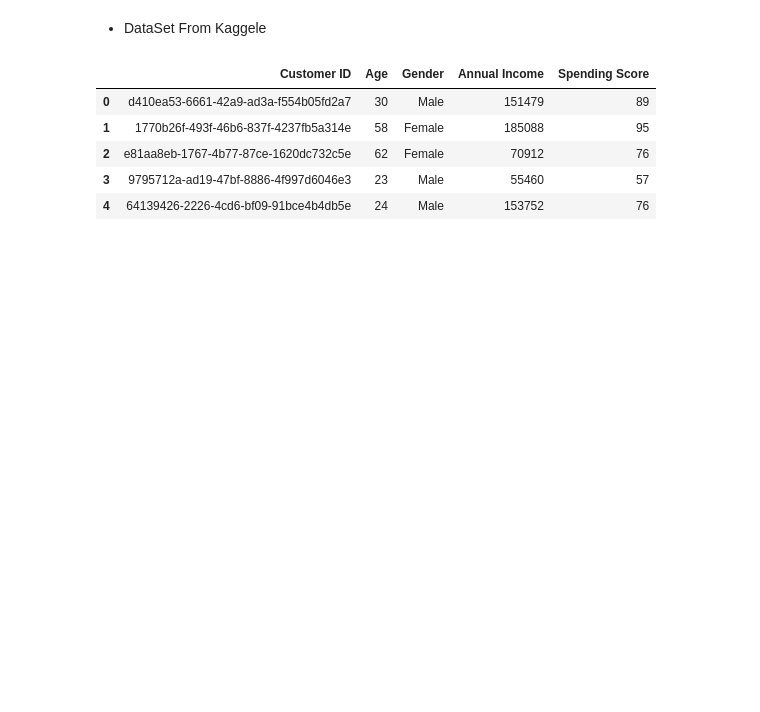
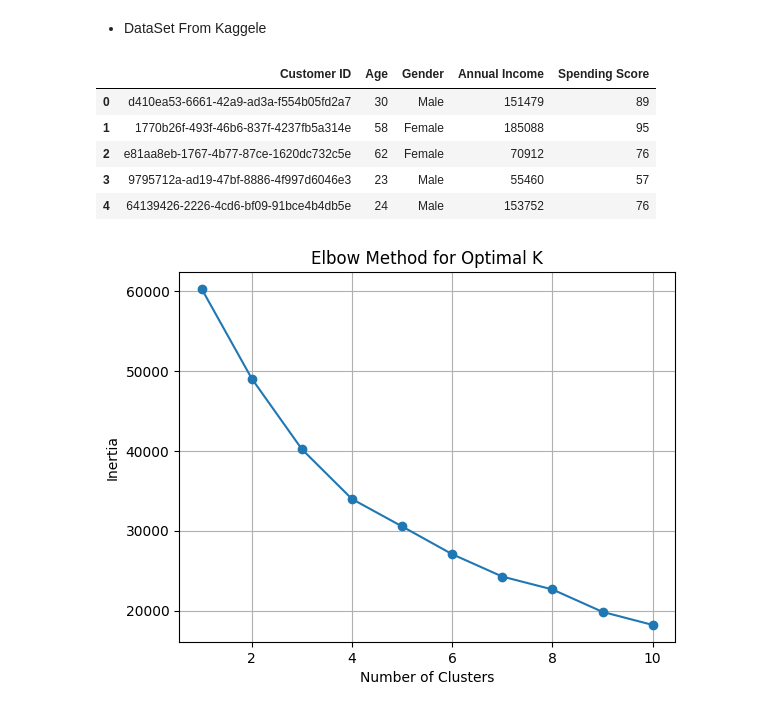
Before and after one commit to ranashahzaib12/mall-customer-segmentation, a Jupyter notebook: model (2).ipynb, the cells around one changed output. Cells and saved outputs as stored; diff of their text form; code cells hidden in the pictures; blank space fills up the shorter version.

```diff
--- a/model (2).ipynb
+++ b/model (2).ipynb
@@ -20,3 +24,17 @@ df.head()
 | 2 | e81aa8eb-1767-4b77-87ce-1620dc732c5e | 62 | Female | 70912 | 76 |
 | 3 | 9795712a-ad19-47bf-8886-4f997d6046e3 | 23 | Male | 55460 | 57 |
 | 4 | 64139426-2226-4cd6-bf09-91bce4b4db5e | 24 | Male | 153752 | 76 |
+# %%
+
+# -------------------- PREPROCESSING --------------------
+# Encode Gender
+le = LabelEncoder()
+df['Gender'] = le.fit_transform(df['Gender'])
+
+# Select features
+features = ['Gender', 'Age', 'Annual Income', 'Spending Score']
+X = df[features]
+
+# Standardize the data
+scaler = StandardScaler()
+X_scaled = scaler.fit_transform(X)
@@ -22,0 +53,19 @@ df.head()
+# %%
+
+# --------------------------- KMeans Clustering ---------------------------
+# Elbow Method to determine optimal number of clusters
+inertia = []
+for k in range(1, 11):
+    km = KMeans(n_clusters=k, random_state=42)
+    km.fit(X_scaled)
+    inertia.append(km.inertia_)
+
+plt.figure()
+plt.plot(range(1, 11), inertia, marker='o')
+plt.title("Elbow Method for Optimal K")
+plt.xlabel("Number of Clusters")
+plt.ylabel("Inertia")
+plt.grid(True)
+plt.show()
+# %% [output]
+[figure, added]
```
Also changed, not shown: parts of 51 cells of this notebook, 2 other files.
